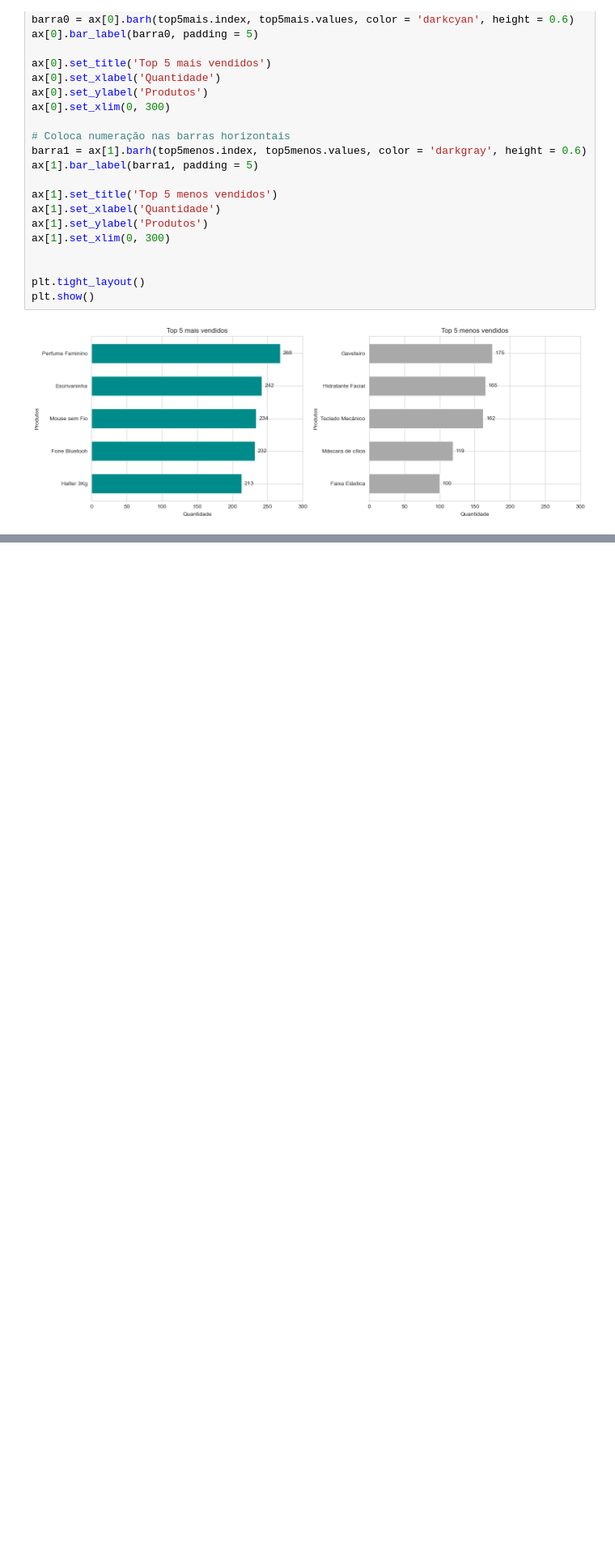
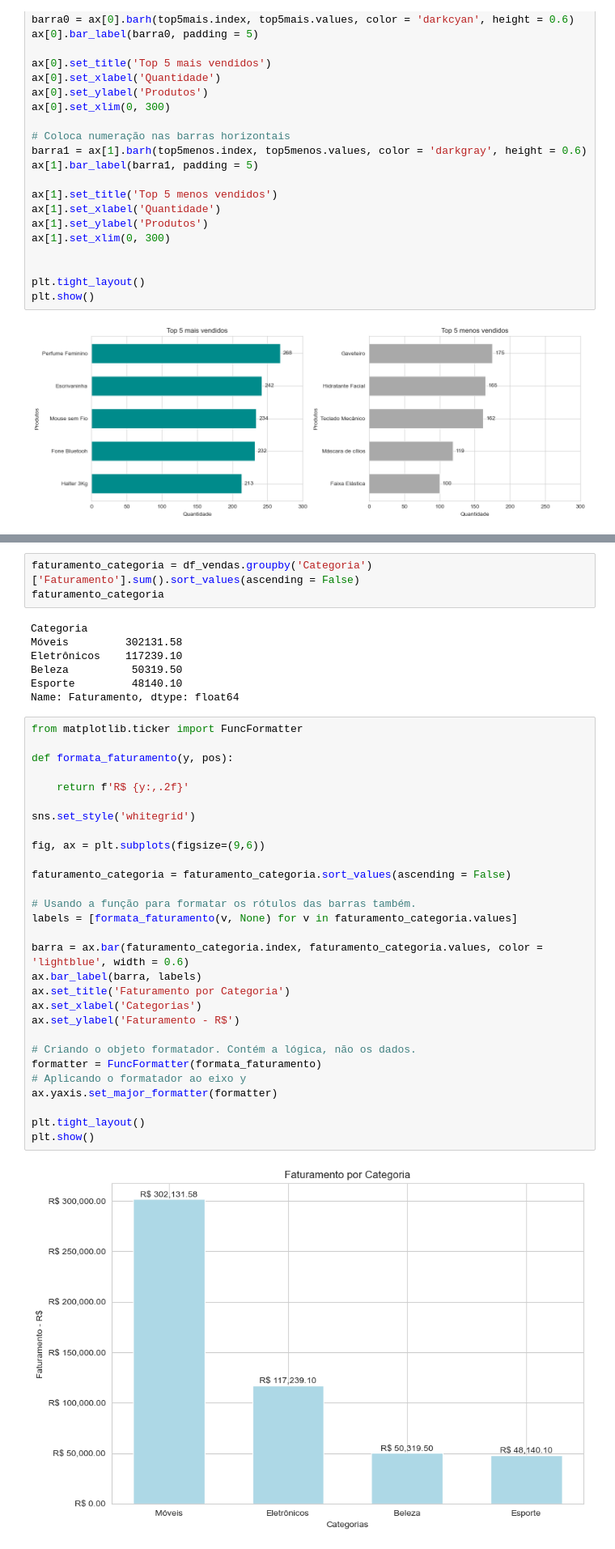
Before and after one commit to Clara-Elis/analise-vendas-python-pandas, a Jupyter notebook: Projeto1git.ipynb, the cells around one changed output, grey strips where cells are left out. Shown at 81% size. Drawn from its saved outputs; the diff is of its cells as text; blank space fills up the shorter version.

Commit message:
5- Análise 2: Faturamento por categoria e região

```diff
--- a/Projeto1git.ipynb
+++ b/Projeto1git.ipynb
@@ -324,0 +343,41 @@ plt.show()
+# %%
+faturamento_categoria = df_vendas.groupby('Categoria')['Faturamento'].sum().sort_values(ascending = False)
+faturamento_categoria
+# %% [output]
+Categoria
+Móveis         302131.58
+Eletrônicos    117239.10
+Beleza          50319.50
+Esporte         48140.10
+Name: Faturamento, dtype: float64
+# %%
+from matplotlib.ticker import FuncFormatter
+
+def formata_faturamento(y, pos):
+
+    return f'R$ {y:,.2f}'
+
+sns.set_style('whitegrid')
+
+fig, ax = plt.subplots(figsize=(9,6))
+
+faturamento_categoria = faturamento_categoria.sort_values(ascending = False)
+
+# Usando a função para formatar os rótulos das barras também.
+labels = [formata_faturamento(v, None) for v in faturamento_categoria.values]
+
+barra = ax.bar(faturamento_categoria.index, faturamento_categoria.values, color = 'lightblue', width = 0.6)
+ax.bar_label(barra, labels)
+ax.set_title('Faturamento por Categoria')
+ax.set_xlabel('Categorias')
+ax.set_ylabel('Faturamento - R$')
+
+# Criando o objeto formatador. Contém a lógica, não os dados.
+formatter = FuncFormatter(formata_faturamento)
+# Aplicando o formatador ao eixo y
+ax.yaxis.set_major_formatter(formatter)
+
+plt.tight_layout()
+plt.show()
+# %% [output]
+[figure, added]
```
Also changed, not shown: parts of 7 cells of this notebook.
